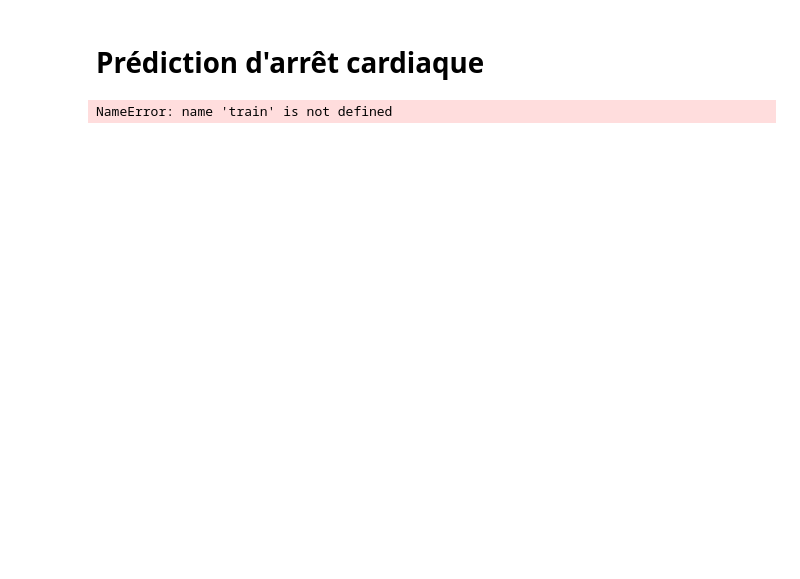
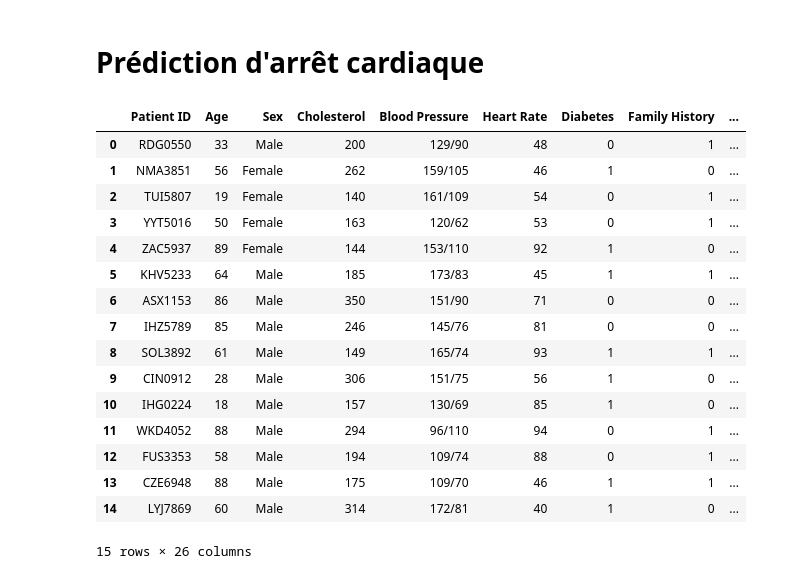
Before and after one commit to Grismonde/PosterM2, a Jupyter notebook: Code_Baptiste_V1 copie.ipynb, the cells around one changed output. Saved outputs shown, nothing was run; the diff lists cells and outputs as text; code cells hidden in the pictures; blank space fills up the shorter version.

```diff
--- a/Code_Baptiste_V1 copie.ipynb
+++ b/Code_Baptiste_V1 copie.ipynb
@@ -6,7 +7,0 @@ import numpy as np
-# %%
-df1 = pd.read_csv('train.csv',sep=',')
-test_df1 = pd.read_csv('test.csv',sep=',')
-df2 = pd.read_csv('Heart_Disease_Dataset/heart.csv',sep=',')
-train.head()
-# %% [output]
-NameError: name 'train' is not defined
@@ -12,0 +17,20 @@ NameError: name 'train' is not defined
+# %%
+df1.head(15)
+# %% [output]
+|  | Patient ID | Age | Sex | Cholesterol | Blood Pressure | Heart Rate | Diabetes | Family History | ... |
+| 0 | RDG0550 | 33 | Male | 200 | 129/90 | 48 | 0 | 1 | ... |
+| 1 | NMA3851 | 56 | Female | 262 | 159/105 | 46 | 1 | 0 | ... |
+| 2 | TUI5807 | 19 | Female | 140 | 161/109 | 54 | 0 | 1 | ... |
+| 3 | YYT5016 | 50 | Female | 163 | 120/62 | 53 | 0 | 1 | ... |
+| 4 | ZAC5937 | 89 | Female | 144 | 153/110 | 92 | 1 | 0 | ... |
+| 5 | KHV5233 | 64 | Male | 185 | 173/83 | 45 | 1 | 1 | ... |
+| 6 | ASX1153 | 86 | Male | 350 | 151/90 | 71 | 0 | 0 | ... |
+| 7 | IHZ5789 | 85 | Male | 246 | 145/76 | 81 | 0 | 0 | ... |
+| 8 | SOL3892 | 61 | Male | 149 | 165/74 | 93 | 1 | 1 | ... |
+| 9 | CIN0912 | 28 | Male | 306 | 151/75 | 56 | 1 | 0 | ... |
+| 10 | IHG0224 | 18 | Male | 157 | 130/69 | 85 | 1 | 0 | ... |
+| 11 | WKD4052 | 88 | Male | 294 | 96/110 | 94 | 0 | 1 | ... |
+| 12 | FUS3353 | 58 | Male | 194 | 109/74 | 88 | 0 | 1 | ... |
+| 13 | CZE6948 | 88 | Male | 175 | 109/70 | 46 | 1 | 1 | ... |
+| 14 | LYJ7869 | 60 | Male | 314 | 172/81 | 40 | 1 | 0 | ... |
+15 rows × 26 columns
```
Also changed, not shown: parts of 8 cells of this notebook, 3 other files.
